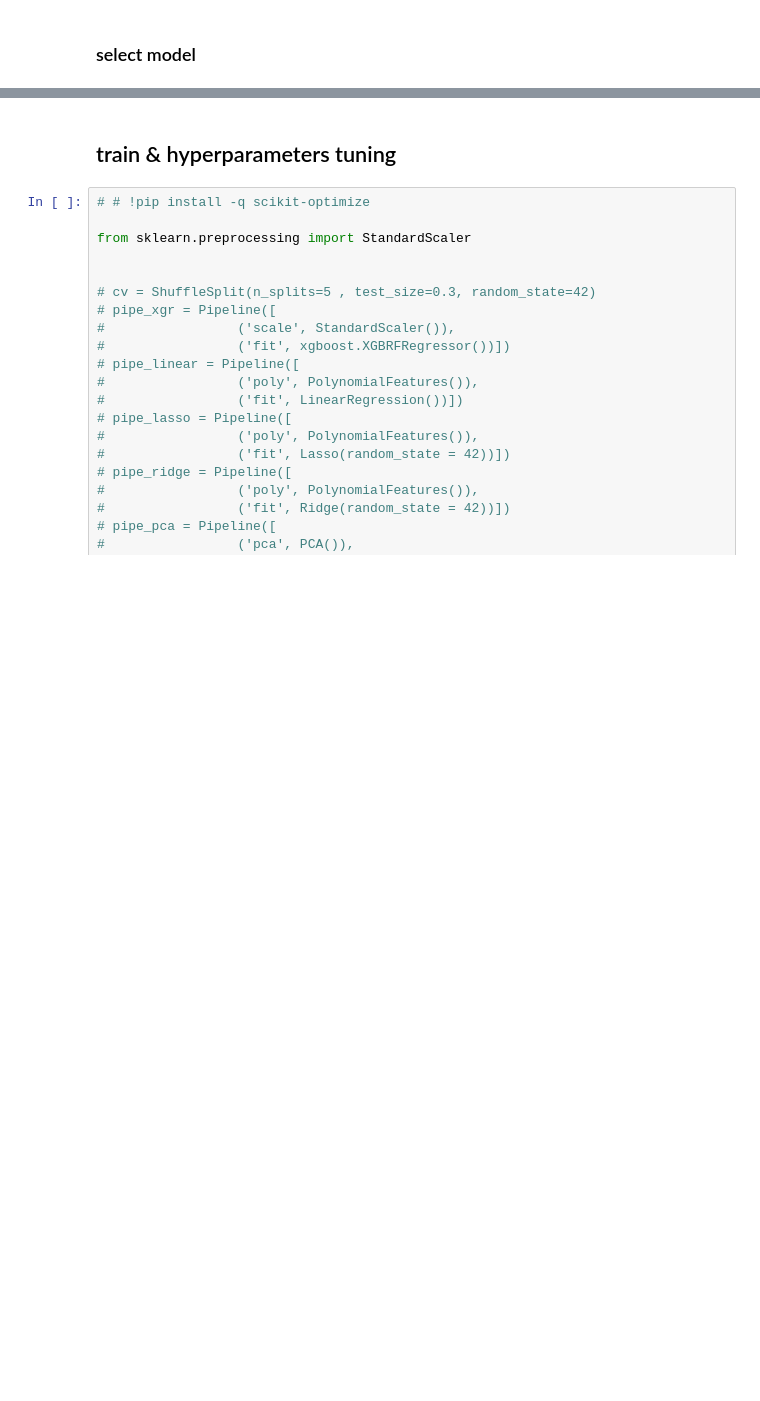
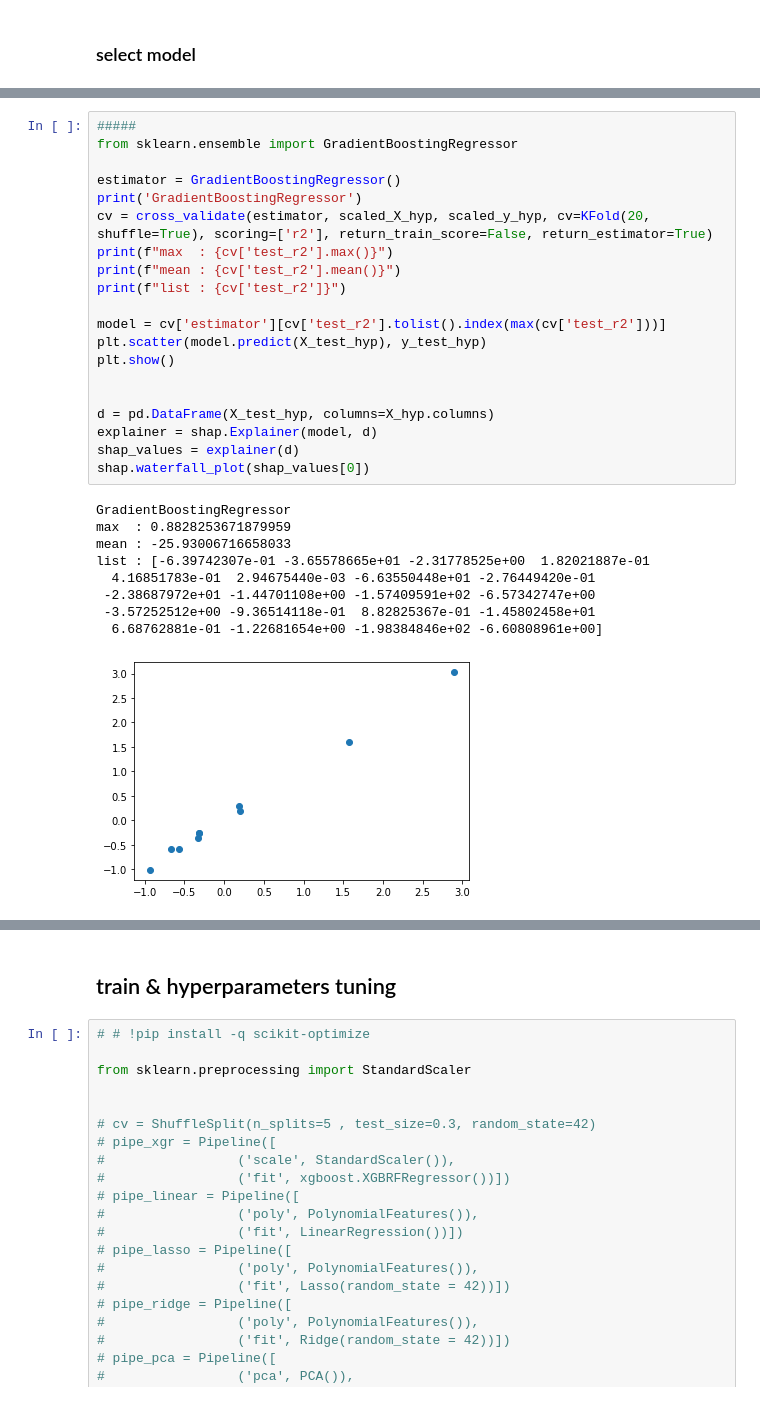
Before and after one commit to eastk1te/P.T, a Jupyter notebook: Side_Project/Capstone/coronary_angiography.ipynb, the cells around one changed output, grey strips where cells are left out. Saved outputs shown, nothing was run; the diff lists cells and outputs as text; blank space fills up the shorter version.

```diff
--- a/Side_Project/Capstone/coronary_angiography.ipynb
+++ b/Side_Project/Capstone/coronary_angiography.ipynb
@@ -351,0 +397,30 @@ display(models2.sort_values('RMSE', ascending=True).head(3))
+# %%
+#####
+from sklearn.ensemble import GradientBoostingRegressor
+
+estimator = GradientBoostingRegressor()
+print('GradientBoostingRegressor')
+cv = cross_validate(estimator, scaled_X_hyp, scaled_y_hyp, cv=KFold(20, shuffle=True), scoring=['r2'], return_train_score=False, return_estimator=True)
+print(f"max  : {cv['test_r2'].max()}")
+print(f"mean : {cv['test_r2'].mean()}")
+print(f"list : {cv['test_r2']}")
+
+model = cv['estimator'][cv['test_r2'].tolist().index(max(cv['test_r2']))]
+plt.scatter(model.predict(X_test_hyp), y_test_hyp)
+plt.show()
+
+
+d = pd.DataFrame(X_test_hyp, columns=X_hyp.columns)
+explainer = shap.Explainer(model, d)
+shap_values = explainer(d)
+shap.waterfall_plot(shap_values[0])
+# %% [output]
+GradientBoostingRegressor
+max  : 0.8828253671879959
+mean : -25.93006716658033
+list : [-6.39742307e-01 -3.65578665e+01 -2.31778525e+00  1.82021887e-01
+  4.16851783e-01  2.94675440e-03 -6.63550448e+01 -2.76449420e-01
+ -2.38687972e+01 -1.44701108e+00 -1.57409591e+02 -6.57342747e+00
+ -3.57252512e+00 -9.36514118e-01  8.82825367e-01 -1.45802458e+01
+  6.68762881e-01 -1.22681654e+00 -1.98384846e+02 -6.60808961e+00]
+[figure, added]
```
Also changed, not shown: parts of 20 cells of this notebook.
